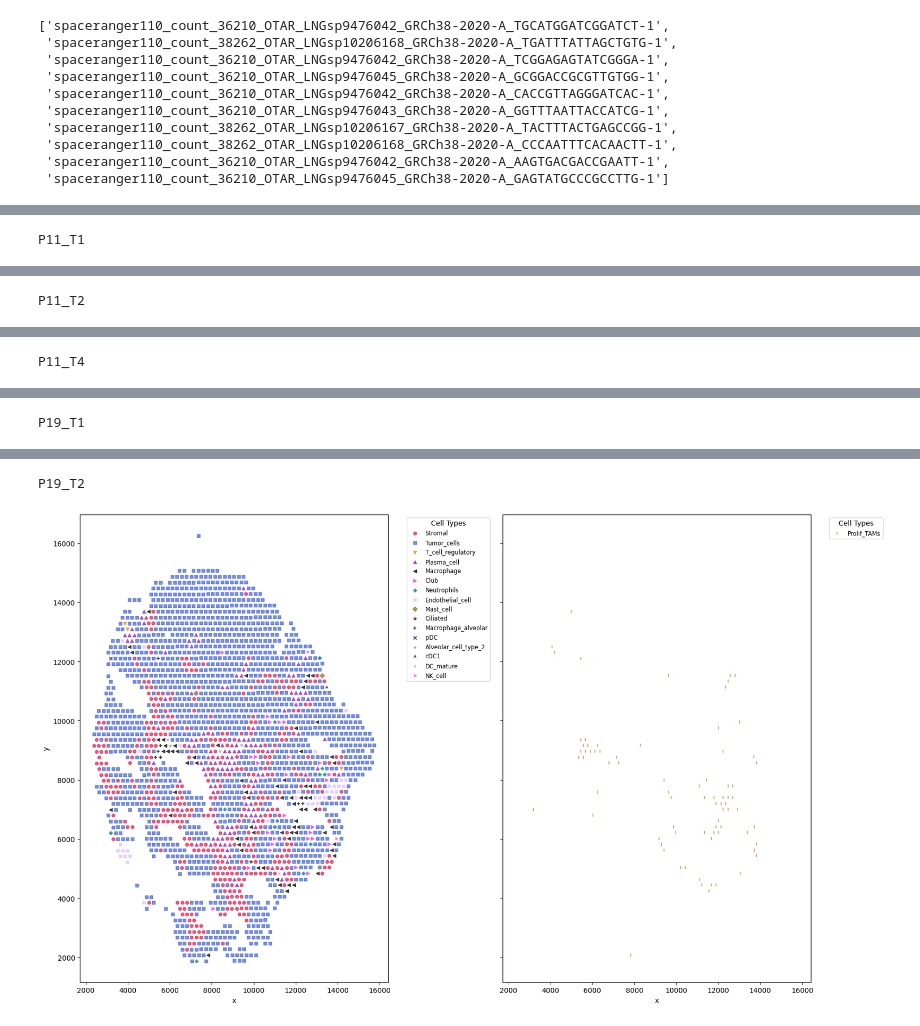
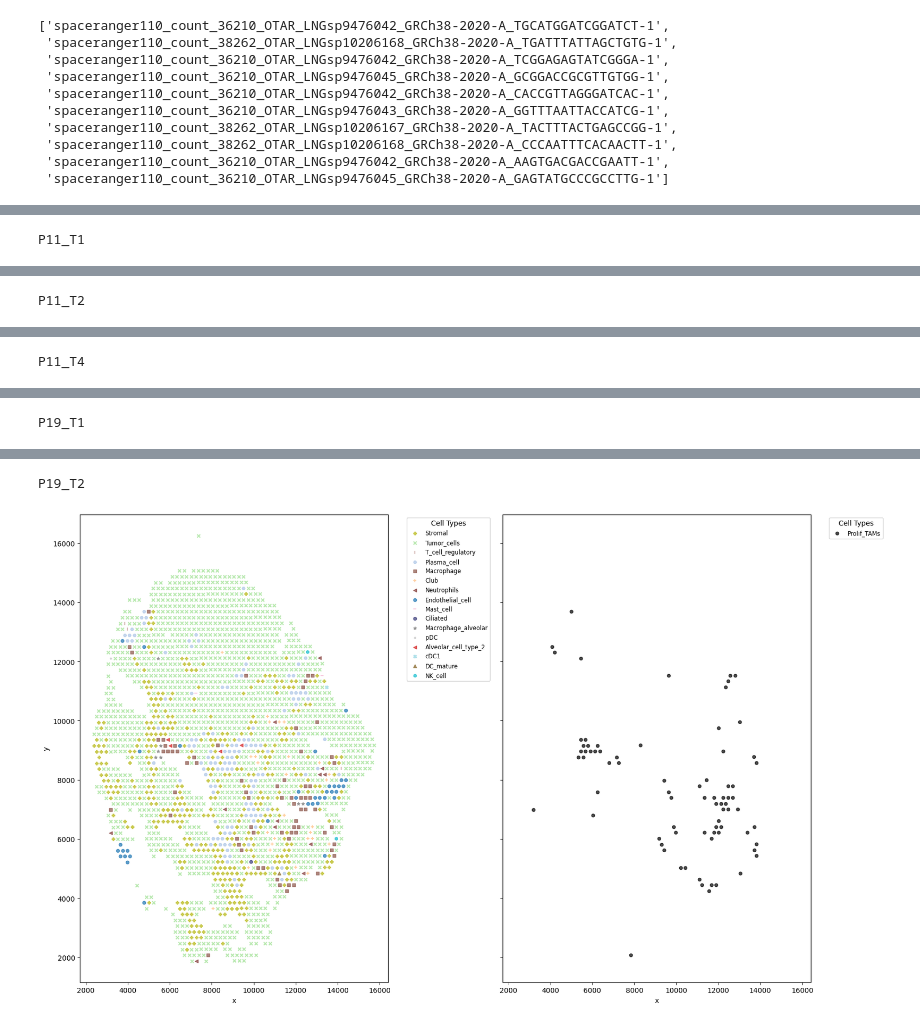
Before and after one commit to BMGLab/Project_LAMs, a Jupyter notebook: notebooks/tumour_lusc.ipynb, the cells around one changed output, grey strips where cells are left out. Drawn from its saved outputs; the diff is of its cells as text; code cells hidden in the pictures.

```diff
--- a/notebooks/tumour_lusc.ipynb
+++ b/notebooks/tumour_lusc.ipynb
@@ -527,43 +528,72 @@ markers = ['o', 's', 'v', '^', '<', '>', 'P', 'X', 'D', '*', '+', 'x', '1', '2',
 if not os.path.exists(f"{env}/plots/"):
     os.makedirs(f"{env}/plots/")
 # %%
+import os
+import pandas as pd
+import matplotlib.pyplot as plt
+
+# klasörleri oluştur
+os.makedirs(f"{env}/plots", exist_ok=True)
+
+# color_marker_map ekle
+color_marker_map = {
+    'Endothelial_cell':      ('#1f77b4', 'o'),    # Circle
+    'other':                 ('#ff7f0e', 'v'),    # Triangle
+    'cDC2':                  ('#2ca02c', '^'),    # Up Triangle
+    'Alveolar_cell_type_2':  ('#d62728', '<'),    # Down Triangle
+    'transitional_club/AT2': ('#9467bd', '>'),    # Right Triangle
+    'Macrophage':            ('#8c564b', 's'),    # Square
+    'Alveolar_cell_type_1':  ('#e377c2', 'p'),    # Pentagon
+    'Macrophage_alveolar':   ('#7f7f7f', '*'),    # Star
+    'Stromal':               ('#bcbd22', 'P'),    # Plus
+    'NK_cell':               ('#17becf', 'h'),    # Hexagon
+    'Plasma_cell':           ('#aec7e8', 'H'),    # Hexagon (larger)
+    'Club':                  ('#ffbb78', '+'),    # Plus
+    'Tumor_cells':           ('#98df8a', 'x'),    # Cross
+    'T_cell_CD8':            ('#ff9896', 'D'),    # Diamond
+    'T_cell_CD4':            ('#c5b0d5', 'd'),    # Diamond (small)
+    'T_cell_regulatory':     ('#c49c94', '|'),    # Vertical line
+    'Mast_cell':             ('#f7b6d2', '_'),    # Horizontal line
+    'pDC':                   ('#c7c7c7', '.'),    # Point
+    'B_cell':                ('#dbdb8d', ','),    # Pixel
+    'cDC1':                  ('#9edae5', 'X'),    # Cross (larger)
+    'Ciliated':              ('#393b79', 'o'),    # Circle
+    'Monocyte':              ('#637939', 'v'),    # Triangle
+    'DC_mature':             ('#8c6d31', '^'),    # Up Triangle
+    'Neutrophils':           ('#843c39', '<'),    # Down Triangle
+
+    # Macrophage signatures
+    'RTM_TAMs':              ('black', 's'),      # Square
+    'Prolif_TAMs':           ('black', 'o'),      # Circle
+    'LA_TAMs':               ('black', '^'),      # Up Triangle
+    'Inflam_TAMs':           ('black', 'v'),      # Down Triangle
+    'Reg_TAMs':              ('black', 'p'),      # Pentagon
+    'Angio_TAMs':            ('black', 'D'),      # Diamond
+    'IFN_TAMs':              ('black', '*')       # Star
+}
+
 for patient in patients:
     print(ids[patient])
     task1_weights = slices[patient]["w"]
     task2_weights = slices_macrophages[patient]["w"]
 
-
     all_cell_types = pd.concat([task1_weights['max_w'], task2_weights['max_w']]).unique()
 
-    #extend colors/markers if needed
-    while len(colors) < len(all_cell_types):
-        colors += colors
+    # extend colors/markers if needed
+    while len(color_marker_map) < len(all_cell_types):
+        color_marker_map.update(color_marker_map)
 
-    while len(markers) < len(all_cell_types):
-        markers += markers
-
-    #assign marker and color maps
-    marker_map = {}
-    color_map = {}
-    color_idx = 0
-    for i, cell_type in enumerate(all_cell_types):
-        marker_map[cell_type] = markers[i]
-        if 'macrophage' in cell_type.lower(): # for task 1 i assign black color to macrophage spots
-            color_map[cell_type] = 'black'
-        else:
-            color_map[cell_type] = colors[color_idx]
-            color_idx += 1
-
-    #create plots
+    # create plots
     fig, axs = plt.subplots(1, 2, figsize=(20, 10), sharex=True, sharey=True)
 
-    #plot for Task 1
+    # plot for Task 1
     handles0, labels0 = [], []
     for cell_type in task1_weights['max_w'].unique():
         subset = task1_weights[task1_weights['max_w'] == cell_type]
+        color, marker = color_marker_map.get(cell_type, ('grey', 'o'))  # Default to grey if not found
         sc = axs[0].scatter(subset['x'], subset['y'],
-                            marker=marker_map[cell_type],
-                            color=color_map[cell_type],
+                            marker=marker,
+                            color=color,
                             s=20,
                             alpha=0.7,
                             label=cell_type)
@@ -572,13 +602,14 @@ for patient in patients:
     axs[0].set_xlabel("x")
     axs[0].set_ylabel("y")
 
-    #plot for Task 2
+    # plot for Task 2
     handles1, labels1 = [], []
     for cell_type in task2_weights['max_w'].unique():
         subset = task2_weights[task2_weights['max_w'] == cell_type]
+        color, marker = color_marker_map.get(cell_type, ('grey', 'o'))  # Default to grey if not found
         sc = axs[1].scatter(subset['x'], subset['y'],
-                            marker=marker_map[cell_type],
-                            color=color_map[cell_type],
+                            marker=marker,
+                            color=color,
                             s=20,
                             alpha=0.7,
                             label=cell_type)
@@ -586,10 +617,11 @@ for patient in patients:
         labels1.append(cell_type)
     axs[1].set_xlabel("x")
 
-    #legends
+    # legends
     axs[0].legend(handles0, labels0, bbox_to_anchor=(1.05, 1), loc='upper left', fontsize='small', title='Cell Types')
     axs[1].legend(handles1, labels1, bbox_to_anchor=(1.05, 1), loc='upper left', fontsize='small', title='Cell Types')
 
+    # save plot
     plt.tight_layout(rect=[0, 0, 0.85, 1])
     plt.savefig(f"{env}/plots/{ids[patient]}.pdf", format='pdf', bbox_inches='tight')
     plt.show()
@@ -605,2 +637,2 @@ P19_T1
 P19_T2
-[figure, old version]
+[figure, new version]
```
Also changed, not shown: parts of 2 cells of this notebook, 17 other files.
